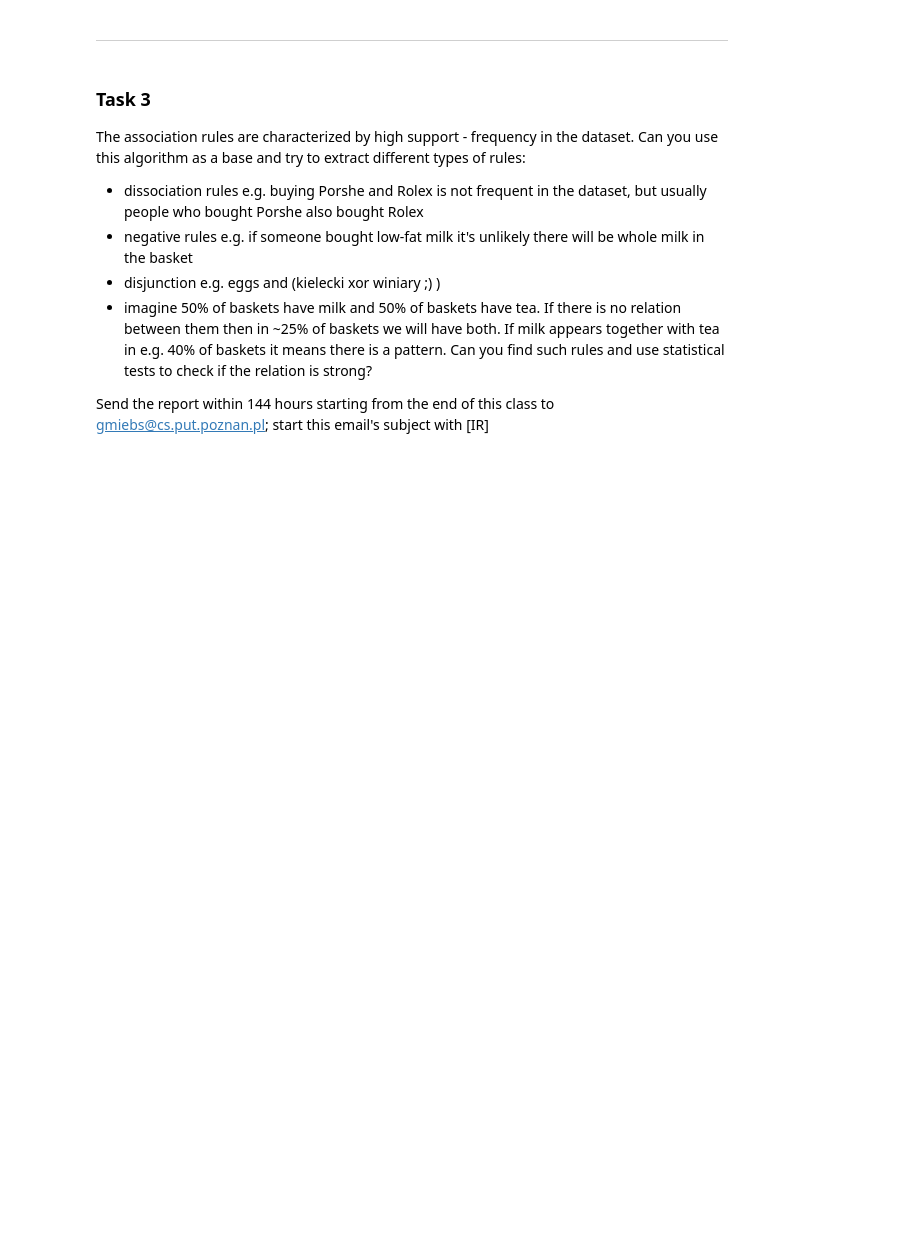
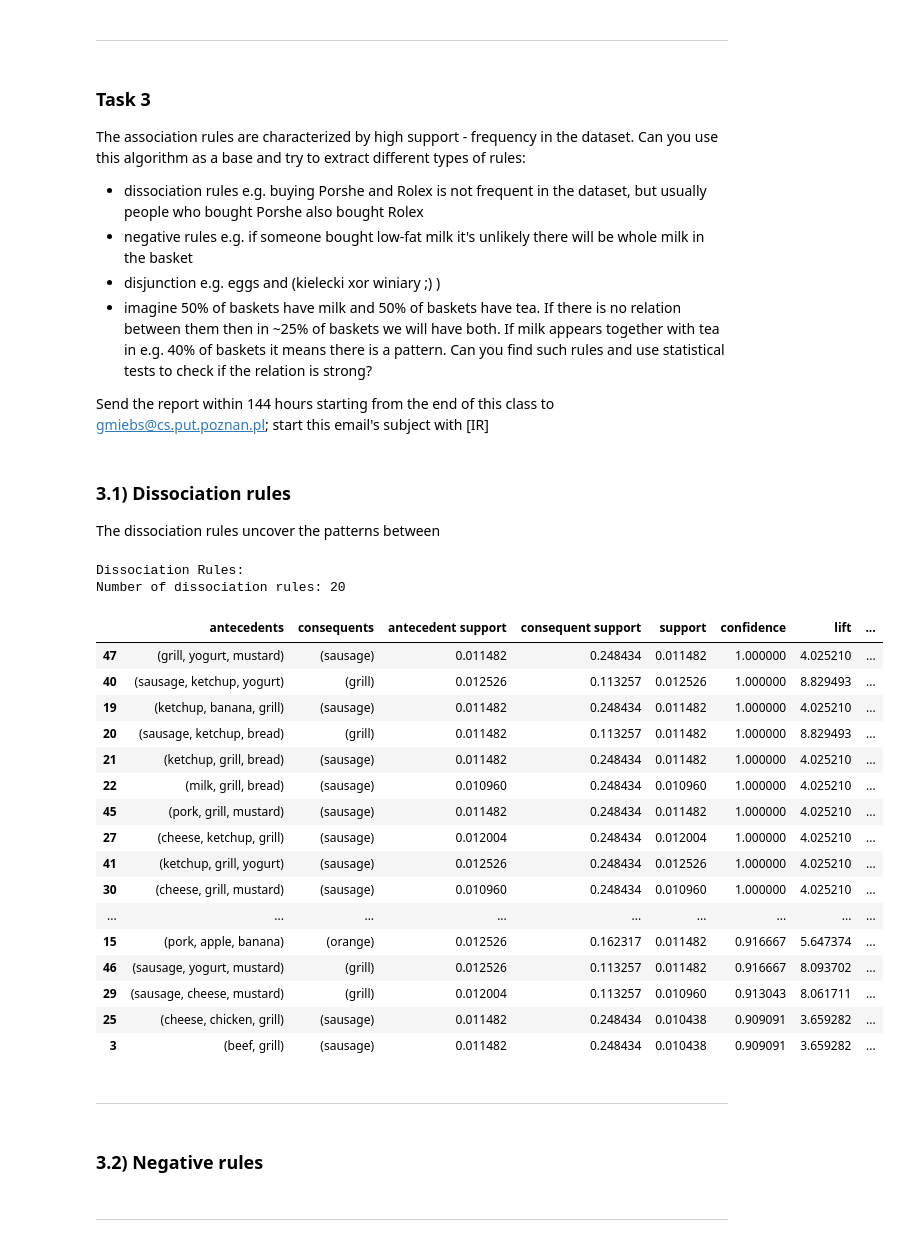
Before and after one commit to mmartyna123/InformationRetrieval, a Jupyter notebook: Lab6/Lab6IR.ipynb, the cells around one changed output. Drawn from its saved outputs; the diff is of its cells as text; code cells hidden in the pictures; blank space fills up the shorter version.

```diff
--- a/Lab6/Lab6IR.ipynb
+++ b/Lab6/Lab6IR.ipynb
@@ -201,3 +206,39 @@ The association rules are characterized by high support - frequency in the datas
  - imagine 50% of baskets have milk and 50% of baskets have tea. If there is no relation between them then in ~25% of baskets we will have both. If milk appears together with tea in e.g. 40% of baskets it means there is a pattern. Can you find such rules and use statistical tests to check if the relation is strong?
 
  Send the report within 144 hours starting from the end of this class to gmiebs@cs.put.poznan.pl; start this email's subject with [IR]
+# %% [markdown]
+### 3.1) Dissociation rules
+The dissociation rules uncover the patterns between
+# %%
+# Set a low support threshold to capture rare patterns
+min_support_dissociation = 0.01  # Adjust as needed
+frequent_itemsets_rare = apriori(basketdf, min_support=min_support_dissociation, use_colnames=True)
+
+# Generate rules with a low support base
+rules_rare = association_rules(frequent_itemsets_rare, metric="confidence", min_threshold=0.9)
+
+# Filter rules with low support but high confidence
+dissociation_rules = rules_rare[(rules_rare['support'] < 0.013) & (rules_rare['confidence'] > 0.9)]
+print("Dissociation Rules:")
+print(f"Number of dissociation rules: {len(dissociation_rules)}")
+dissociation_rules.sort_values(by='confidence', ascending=False)
+# %% [output]
+Dissociation Rules:
+Number of dissociation rules: 20
+|  | antecedents | consequents | antecedent support | consequent support | support | confidence | lift | ... |
+| 47 | (grill, yogurt, mustard) | (sausage) | 0.011482 | 0.248434 | 0.011482 | 1.000000 | 4.025210 | ... |
+| 40 | (sausage, ketchup, yogurt) | (grill) | 0.012526 | 0.113257 | 0.012526 | 1.000000 | 8.829493 | ... |
+| 19 | (ketchup, banana, grill) | (sausage) | 0.011482 | 0.248434 | 0.011482 | 1.000000 | 4.025210 | ... |
+| 20 | (sausage, ketchup, bread) | (grill) | 0.011482 | 0.113257 | 0.011482 | 1.000000 | 8.829493 | ... |
+| 21 | (ketchup, grill, bread) | (sausage) | 0.011482 | 0.248434 | 0.011482 | 1.000000 | 4.025210 | ... |
+| 22 | (milk, grill, bread) | (sausage) | 0.010960 | 0.248434 | 0.010960 | 1.000000 | 4.025210 | ... |
+| 45 | (pork, grill, mustard) | (sausage) | 0.011482 | 0.248434 | 0.011482 | 1.000000 | 4.025210 | ... |
+| 27 | (cheese, ketchup, grill) | (sausage) | 0.012004 | 0.248434 | 0.012004 | 1.000000 | 4.025210 | ... |
+| 41 | (ketchup, grill, yogurt) | (sausage) | 0.012526 | 0.248434 | 0.012526 | 1.000000 | 4.025210 | ... |
+| 30 | (cheese, grill, mustard) | (sausage) | 0.010960 | 0.248434 | 0.010960 | 1.000000 | 4.025210 | ... |
+| ... | ... | ... | ... | ... | ... | ... | ... | ... |
+| 15 | (pork, apple, banana) | (orange) | 0.012526 | 0.162317 | 0.011482 | 0.916667 | 5.647374 | ... |
+| 46 | (sausage, yogurt, mustard) | (grill) | 0.012526 | 0.113257 | 0.011482 | 0.916667 | 8.093702 | ... |
+| 29 | (sausage, cheese, mustard) | (grill) | 0.012004 | 0.113257 | 0.010960 | 0.913043 | 8.061711 | ... |
+| 25 | (cheese, chicken, grill) | (sausage) | 0.011482 | 0.248434 | 0.010438 | 0.909091 | 3.659282 | ... |
+| 3 | (beef, grill) | (sausage) | 0.011482 | 0.248434 | 0.010438 | 0.909091 | 3.659282 | ... |
@@ -203,0 +257,4 @@ The association rules are characterized by high support - frequency in the datas
+# %% [markdown]
+----
+# %% [markdown]
+### 3.2) Negative rules
@@ -203,0 +273,2 @@ The association rules are characterized by high support - frequency in the datas
+# %% [markdown]
+------
```
Also changed, not shown: parts of 11 cells of this notebook.
